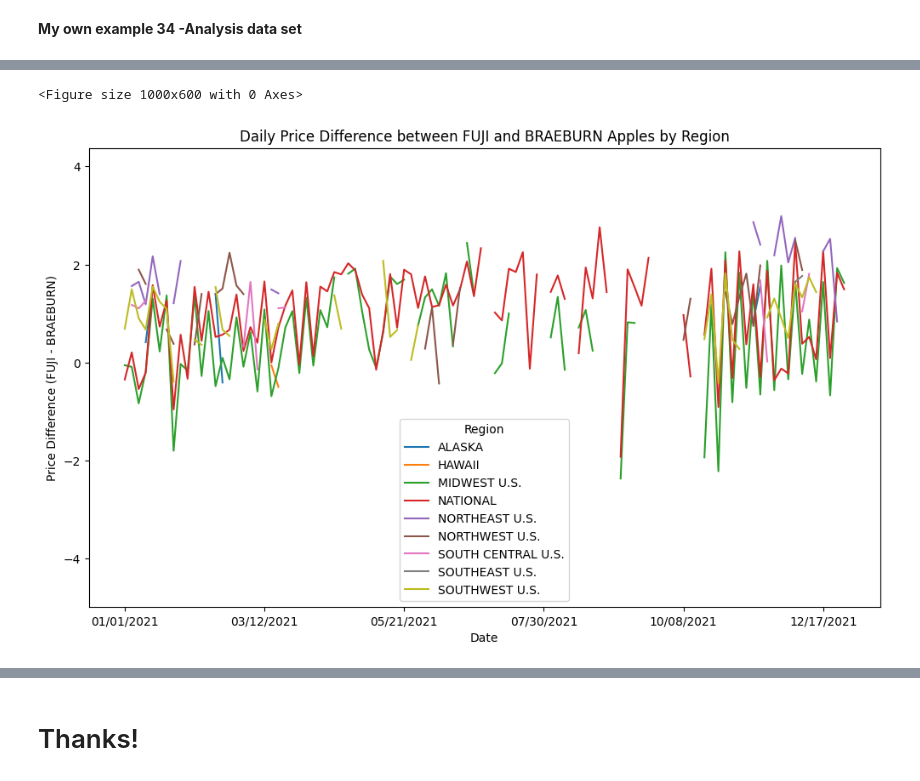
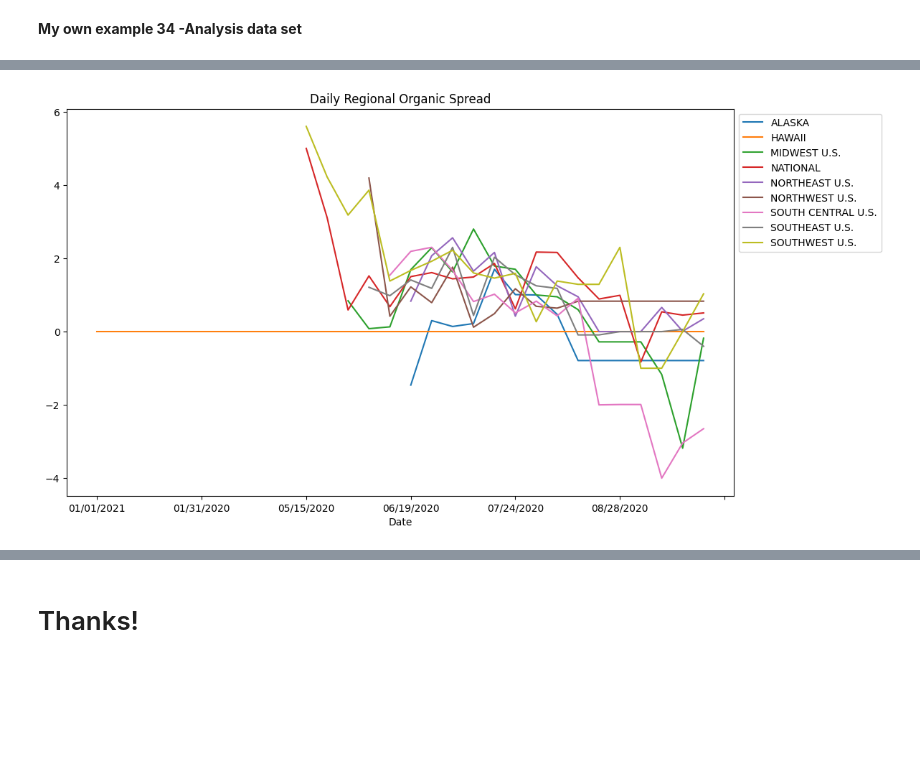
Before and after one commit to kguzmand/MetNumUN2023II, a Jupyter notebook: kguzmand_Lab2.ipynb, the cells around one changed output, grey strips where cells are left out. Saved outputs shown, nothing was run; the diff lists cells and outputs as text; code cells hidden in the pictures; blank space fills up the shorter version.

```diff
--- a/kguzmand_Lab2.ipynb
+++ b/kguzmand_Lab2.ipynb
@@ -1767,26 +1767,31 @@ braeburn.groupby(['Date', 'Region'])['Weighted Avg Price'].mean().unstack().ffil
-# %%
-#Filtrando los datos
-braeburn_data = apples_data[apples_data['Variety'] == 'BRAEBURN']
-fuji_data = apples_data[apples_data['Variety'] == 'FUJI']
-
-# Agrupar los datos por fecha y región, calculando el promedio del precio ponderado
-braeburn_grouped = braeburn_data.groupby(['Date', 'Region'])['Weighted Avg Price'].mean()
-fuji_grouped = fuji_data.groupby(['Date', 'Region'])['Weighted Avg Price'].mean()
-
-# Calcular la diferencia de precio diaria entre las variedades
-daily_price_diff = fuji_grouped - braeburn_grouped
-
-# Crear un gráfico de la diferencia de precio diaria
-plt.figure(figsize=(10, 6))
-daily_price_diff.unstack().plot(kind='line')
-
-# Etiquetas y título
-plt.xlabel('Date')
-plt.ylabel('Price Difference (FUJI - BRAEBURN)')
-plt.title('Daily Price Difference between FUJI and BRAEBURN Apples by Region')
-
-# Mostrar el gráfico
-plt.show()
-# %% [output]
-<Figure size 1000x600 with 0 Axes>
-[figure, removed]
+# %%
+def _organic_spread_(group):
+
+    if len(group.columns) != 2:
+        return pd.Series(index=group.index, data=0.0)
+
+    is_organic = group.columns.get_level_values('Organic') == "Y"
+    organics = group.loc[:, is_organic].squeeze()
+    non_organics = group.loc[:, ~is_organic].squeeze()
+    diff = organics - non_organics
+    return diff
+
+def organic_spread(df):
+    """What's the difference between the price of an organic
+    and non-organic avocado within each region?
+    """
+    return (
+        df
+        .set_index(['Date', 'Region', 'Organic'])
+         ['Weighted Avg Price']
+        .unstack(level=['Region', 'Organic'])
+        .ffill()
+        .groupby(level='Region', axis=1)
+        .apply(_organic_spread_)
+    )
+# %%
+organic_spread(red_varieties).plot();
+plt.gca().set_title("Daily Regional Organic Spread");
+plt.legend(bbox_to_anchor=(1, 1));
+# %% [output]
+[figure, added]
```
Also changed, not shown: parts of 5 cells of this notebook.
